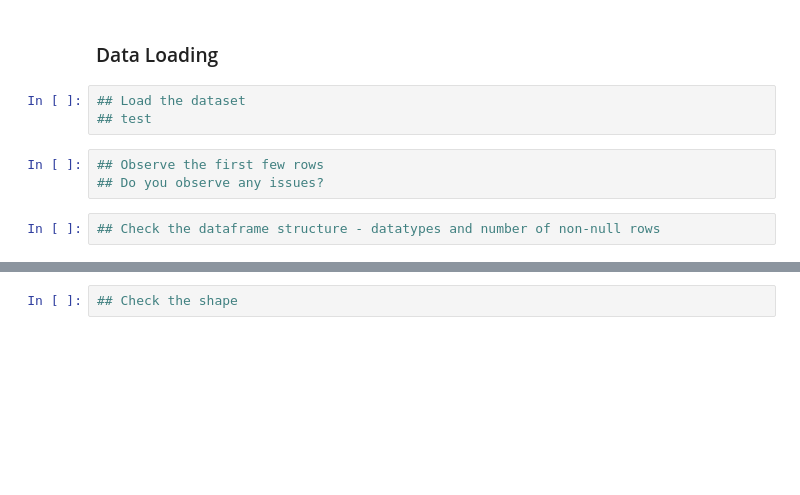
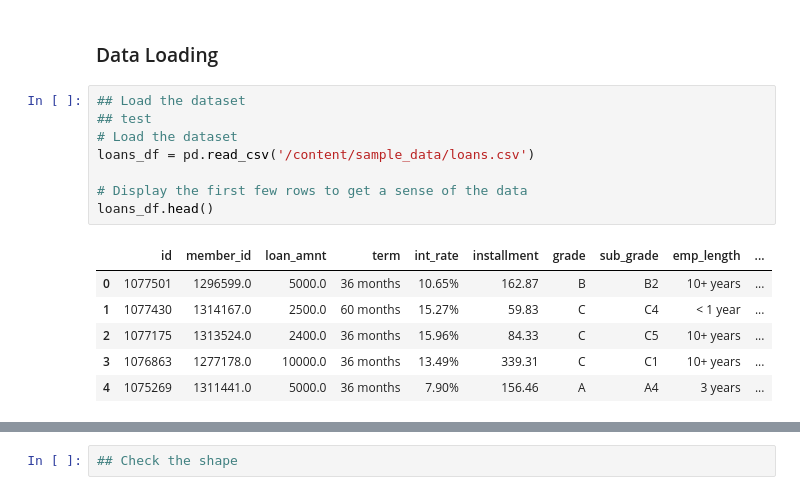
Before and after one commit to rajesh991986/Ik, a Jupyter notebook: Starter_Code_Loan_Approval_Lending_Club.ipynb, the cells around one changed output, grey strips where cells are left out. Drawn from its saved outputs; the diff is of its cells as text; blank space fills up the shorter version.

```diff
--- a/Starter_Code_Loan_Approval_Lending_Club.ipynb
+++ b/Starter_Code_Loan_Approval_Lending_Club.ipynb
@@ -73,11 +73,18 @@ import warnings
 warnings.filterwarnings('ignore')
 # %% [markdown]
 ### Data Loading
-# %%
-## Load the dataset
-## test
-# %%
-## Observe the first few rows
-## Do you observe any issues?
-# %%
-## Check the dataframe structure - datatypes and number of non-null rows
+# %%
+## Load the dataset
+## test
+# Load the dataset
+loans_df = pd.read_csv('/content/sample_data/loans.csv')
+
+# Display the first few rows to get a sense of the data
+loans_df.head()
+# %% [output]
+|  | id | member_id | loan_amnt | term | int_rate | installment | grade | sub_grade | emp_length | ... |
+| 0 | 1077501 | 1296599.0 | 5000.0 | 36 months | 10.65% | 162.87 | B | B2 | 10+ years | ... |
+| 1 | 1077430 | 1314167.0 | 2500.0 | 60 months | 15.27% | 59.83 | C | C4 | < 1 year | ... |
+| 2 | 1077175 | 1313524.0 | 2400.0 | 36 months | 15.96% | 84.33 | C | C5 | 10+ years | ... |
+| 3 | 1076863 | 1277178.0 | 10000.0 | 36 months | 13.49% | 339.31 | C | C1 | 10+ years | ... |
+| 4 | 1075269 | 1311441.0 | 5000.0 | 36 months | 7.90% | 156.46 | A | A4 | 3 years | ... |
```
Also changed, not shown: parts of 4 cells of this notebook.
